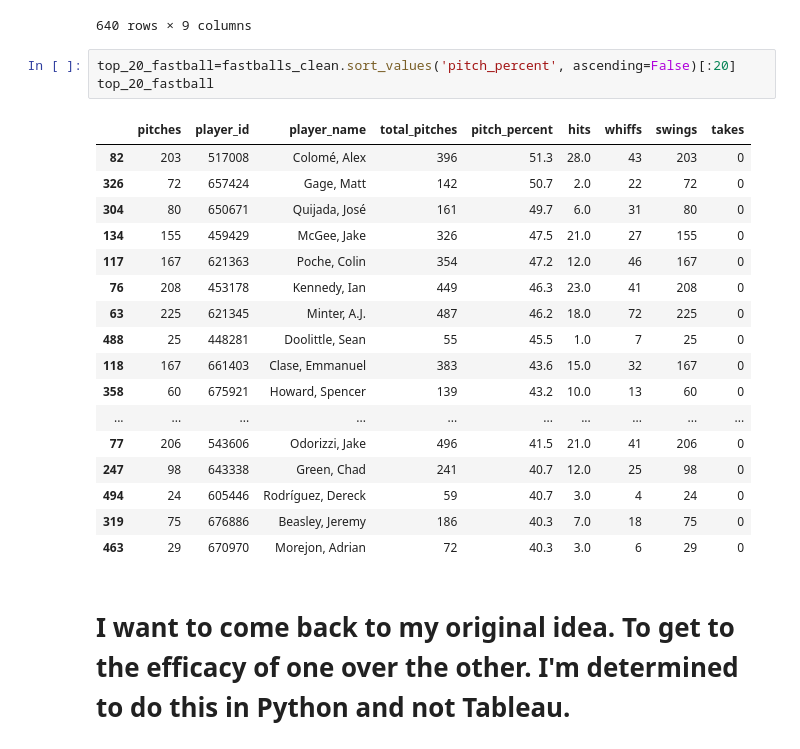
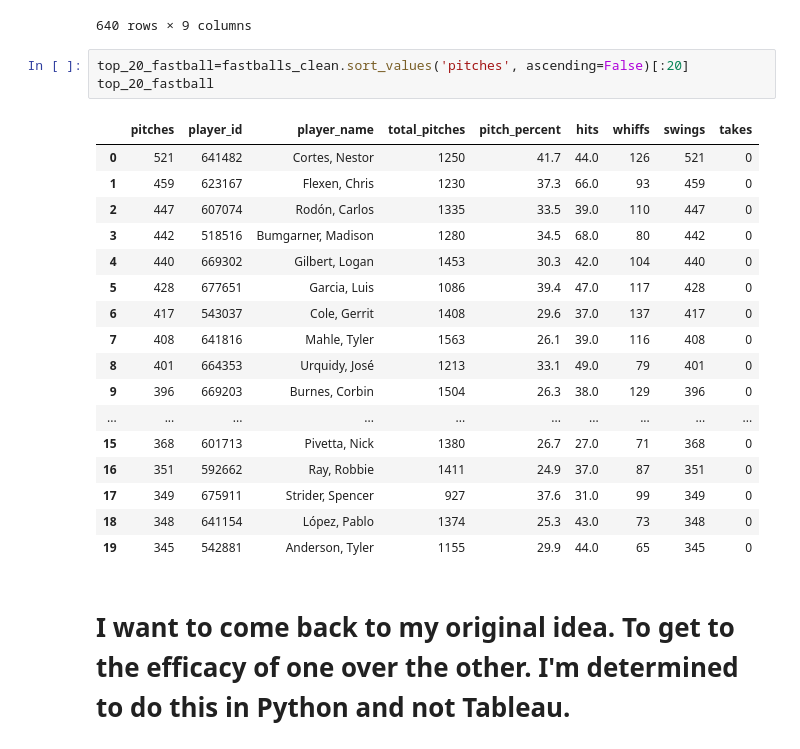
Before and after one commit to Katherine89Lee/Curveball-Data, a Jupyter notebook: Curveballs.ipynb, the cells around one changed output. Drawn from its saved outputs; the diff is of its cells as text.

```diff
--- a/Curveballs.ipynb
+++ b/Curveballs.ipynb
@@ -353,26 +353,26 @@ fastballs_clean.sort_values('pitch_percent', ascending=False)
 | 635 | 1 | 605280 | Holmes, Clay | 486 | 0.2 | 0.0 | 0 | 1 | 0 |
 640 rows × 9 columns
 # %%
-top_20_fastball=fastballs_clean.sort_values('pitch_percent', ascending=False)[:20]
+top_20_fastball=fastballs_clean.sort_values('pitches', ascending=False)[:20]
 top_20_fastball
 # %% [output]
 |  | pitches | player_id | player_name | total_pitches | pitch_percent | hits | whiffs | swings | takes |
-| 82 | 203 | 517008 | Colomé, Alex | 396 | 51.3 | 28.0 | 43 | 203 | 0 |
-| 326 | 72 | 657424 | Gage, Matt | 142 | 50.7 | 2.0 | 22 | 72 | 0 |
-| 304 | 80 | 650671 | Quijada, José | 161 | 49.7 | 6.0 | 31 | 80 | 0 |
-| 134 | 155 | 459429 | McGee, Jake | 326 | 47.5 | 21.0 | 27 | 155 | 0 |
-| 117 | 167 | 621363 | Poche, Colin | 354 | 47.2 | 12.0 | 46 | 167 | 0 |
-| 76 | 208 | 453178 | Kennedy, Ian | 449 | 46.3 | 23.0 | 41 | 208 | 0 |
-| 63 | 225 | 621345 | Minter, A.J. | 487 | 46.2 | 18.0 | 72 | 225 | 0 |
-| 488 | 25 | 448281 | Doolittle, Sean | 55 | 45.5 | 1.0 | 7 | 25 | 0 |
-| 118 | 167 | 661403 | Clase, Emmanuel | 383 | 43.6 | 15.0 | 32 | 167 | 0 |
-| 358 | 60 | 675921 | Howard, Spencer | 139 | 43.2 | 10.0 | 13 | 60 | 0 |
+| 0 | 521 | 641482 | Cortes, Nestor | 1250 | 41.7 | 44.0 | 126 | 521 | 0 |
+| 1 | 459 | 623167 | Flexen, Chris | 1230 | 37.3 | 66.0 | 93 | 459 | 0 |
+| 2 | 447 | 607074 | Rodón, Carlos | 1335 | 33.5 | 39.0 | 110 | 447 | 0 |
+| 3 | 442 | 518516 | Bumgarner, Madison | 1280 | 34.5 | 68.0 | 80 | 442 | 0 |
+| 4 | 440 | 669302 | Gilbert, Logan | 1453 | 30.3 | 42.0 | 104 | 440 | 0 |
+| 5 | 428 | 677651 | Garcia, Luis | 1086 | 39.4 | 47.0 | 117 | 428 | 0 |
+| 6 | 417 | 543037 | Cole, Gerrit | 1408 | 29.6 | 37.0 | 137 | 417 | 0 |
+| 7 | 408 | 641816 | Mahle, Tyler | 1563 | 26.1 | 39.0 | 116 | 408 | 0 |
+| 8 | 401 | 664353 | Urquidy, José | 1213 | 33.1 | 49.0 | 79 | 401 | 0 |
+| 9 | 396 | 669203 | Burnes, Corbin | 1504 | 26.3 | 38.0 | 129 | 396 | 0 |
 | ... | ... | ... | ... | ... | ... | ... | ... | ... | ... |
-| 77 | 206 | 543606 | Odorizzi, Jake | 496 | 41.5 | 21.0 | 41 | 206 | 0 |
-| 247 | 98 | 643338 | Green, Chad | 241 | 40.7 | 12.0 | 25 | 98 | 0 |
-| 494 | 24 | 605446 | Rodríguez, Dereck | 59 | 40.7 | 3.0 | 4 | 24 | 0 |
-| 319 | 75 | 676886 | Beasley, Jeremy | 186 | 40.3 | 7.0 | 18 | 75 | 0 |
-| 463 | 29 | 670970 | Morejon, Adrian | 72 | 40.3 | 3.0 | 6 | 29 | 0 |
+| 15 | 368 | 601713 | Pivetta, Nick | 1380 | 26.7 | 27.0 | 71 | 368 | 0 |
+| 16 | 351 | 592662 | Ray, Robbie | 1411 | 24.9 | 37.0 | 87 | 351 | 0 |
+| 17 | 349 | 675911 | Strider, Spencer | 927 | 37.6 | 31.0 | 99 | 349 | 0 |
+| 18 | 348 | 641154 | López, Pablo | 1374 | 25.3 | 43.0 | 73 | 348 | 0 |
+| 19 | 345 | 542881 | Anderson, Tyler | 1155 | 29.9 | 44.0 | 65 | 345 | 0 |
 # %% [markdown]
 # I want to come back to my original idea. To get to the efficacy of one over the other. I'm determined to do this in Python and not Tableau.
 # %% [markdown]
```
Also changed, not shown: parts of 5 cells of this notebook.
